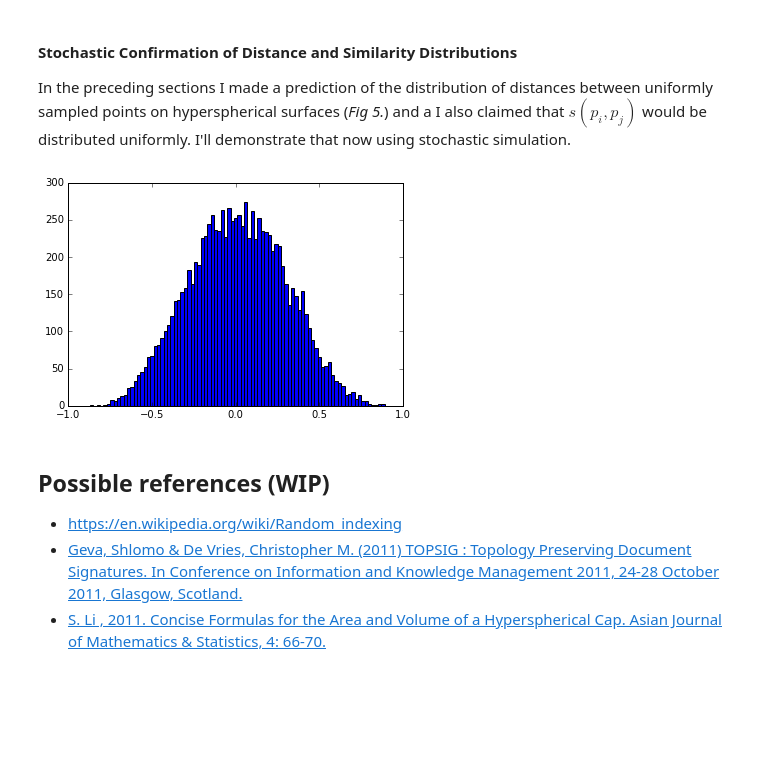
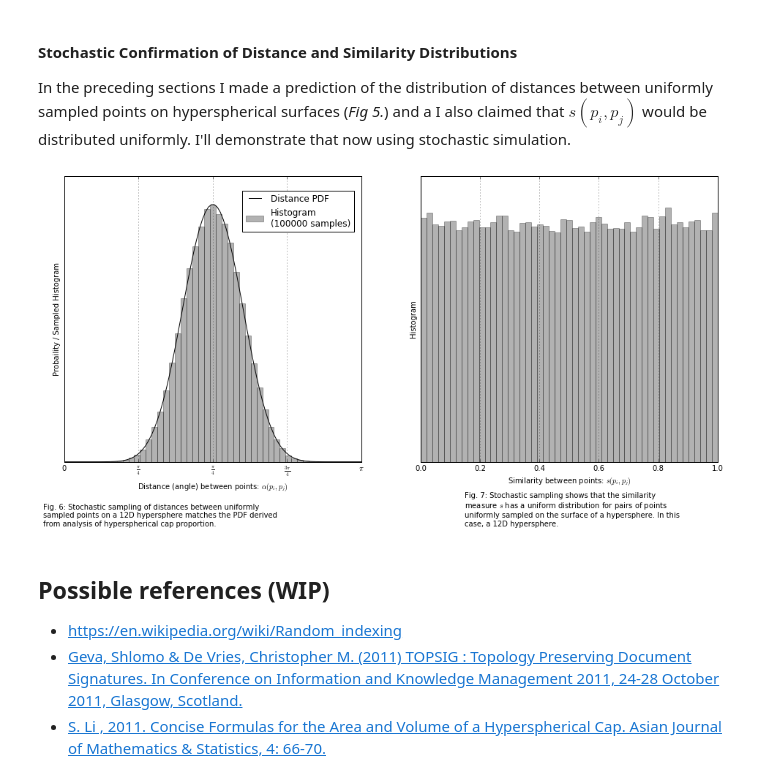
Before and after one commit to sagland/vecassoc, a Jupyter notebook: notebooks/Vector Association.ipynb, the cells around one changed output. Saved outputs shown, nothing was run; the diff lists cells and outputs as text; code cells hidden in the pictures; blank space fills up the shorter version.

Commit message:
Added plots demonstrating properties of hyperspherical distance and similarity measures using stochastic sampling.

```diff
--- a/notebooks/Vector Association.ipynb
+++ b/notebooks/Vector Association.ipynb
@@ -292,6 +291,8 @@ def hs_angle(p1, p2):
     '''Returns the angle between two (sets of) hypersphere points.'''
     return np.arccos(hs_dot(p1, p2))
 
+hs_distance = hs_angle
+
 def hs_capp(p1, p2):
     '''Returns the hyperspherical cap proportional area given an
     angle.'''
@@ -306,12 +307,61 @@ def hs_similarity(p1, p2):
 
 ps = hs_sample(10000, 12)
 qs = hs_sample(10000, 12)
-y, x = np.histogram(hs_dot(ps, qs), 100, (-1, 1))
-plt.bar((x[1:]+x[:-1])/2, y, width=2.0/100)
-plt.xlim((-1, 1))
+y, x = np.histogram(hs_distance(ps, qs), 50, (0, np.pi))
+plt.bar((x[1:]+x[:-1])/2, y, width=np.pi/50)
+plt.xlim((0, np.pi))
 plt.show()
-# %% [output]
-[figure, removed]
+# %%
+# Generate two lists of 12D vectors, and measure their
+# pairwise distances and similarities.
+NSAMPLES = 100000
+NBUCKETS = 51
+ps = hs_sample(NSAMPLES, 12)
+qs = hs_sample(NSAMPLES, 12)
+d_tallies, dists = np.histogram(hs_distance(ps, qs), NBUCKETS, (0, np.pi))
+s_tallies, sims = np.histogram(hs_similarity(ps, qs), NBUCKETS, (0, 1))
+# %%
+# Plot the PDF against the sampled histogram
+fig = plt.figure(figsize=(16,7))
+ax1 = fig.add_subplot(121)
+
+ax1.plot(a, pdf12, color='k', linestyle='-', label='Distance PDF')
+ax1.bar(dists[:-1],
+        d_tallies / float(NSAMPLES / NBUCKETS),
+        color='k', alpha=0.3, width=np.pi / NBUCKETS,
+        label="Histogram\n(%d samples)" % NSAMPLES)
+ax1.grid()
+ax1.set_xticks([0, np.pi/4, np.pi/2, 3*np.pi/4, np.pi])
+ax1.set_xticklabels(['0', '$\\frac{\\pi}{4}$','$\\frac{\\pi}{4}$','$\\frac{3\\pi}{4}$','$\\pi$'])
+ax1.set_xlim((0, np.pi))
+ax1.set_xlabel('Distance (angle) between points: $\\alpha(p_i,p_j)$')
+ax1.set_yticks([])
+ax1.tick_params(axis='y', which='both', left='off', labelleft='off')
+ax1.set_ylabel('Probaility / Sampled Histogram')
+fig.text(0.1,-0.05, 'Fig. 6: Stochastic sampling of distances between uniformly\n'
+                    'sampled points on a 12D hypersphere matches the PDF derived\n'
+                    'from analysis of hyperspherical cap proportion.')
+plt.legend(bbox_to_anchor=(0.6, 0.95), loc=2, borderaxespad=0.0)
+
+ax2 = fig.add_subplot(122)
+ax2.bar(sims[:-1],
+        s_tallies / float(NSAMPLES / NBUCKETS),
+        color='k', alpha=0.3, width=1.0 / NBUCKETS,
+        label="Similarity Histogram\n(%d samples)" % NSAMPLES)
+plt.grid()
+ax2.set_xlim((0, 1))
+ax2.set_yticks([])
+ax2.set_xlabel('Similarity between points: $s(p_i,p_j)$')
+ax2.tick_params(axis='y', which='both', left='off', labelleft='off')
+ax2.set_ylabel('Histogram')
+fig.text(0.6,-0.05, 'Fig. 7: Stochastic sampling shows that the similarity\n'
+                    'measure $s$ has a uniform distribution for pairs of points\n'
+                    'uniformly sampled on the surface of a hypersphere. In this\n'
+                    'case, a 12D hypersphere.')
+
+plt.show()
+# %% [output]
+[figure, added]
 # %% [markdown]
 ## Possible references (WIP)
 
```
Also changed, not shown: parts of 1 cell of this notebook, 1 other file.
